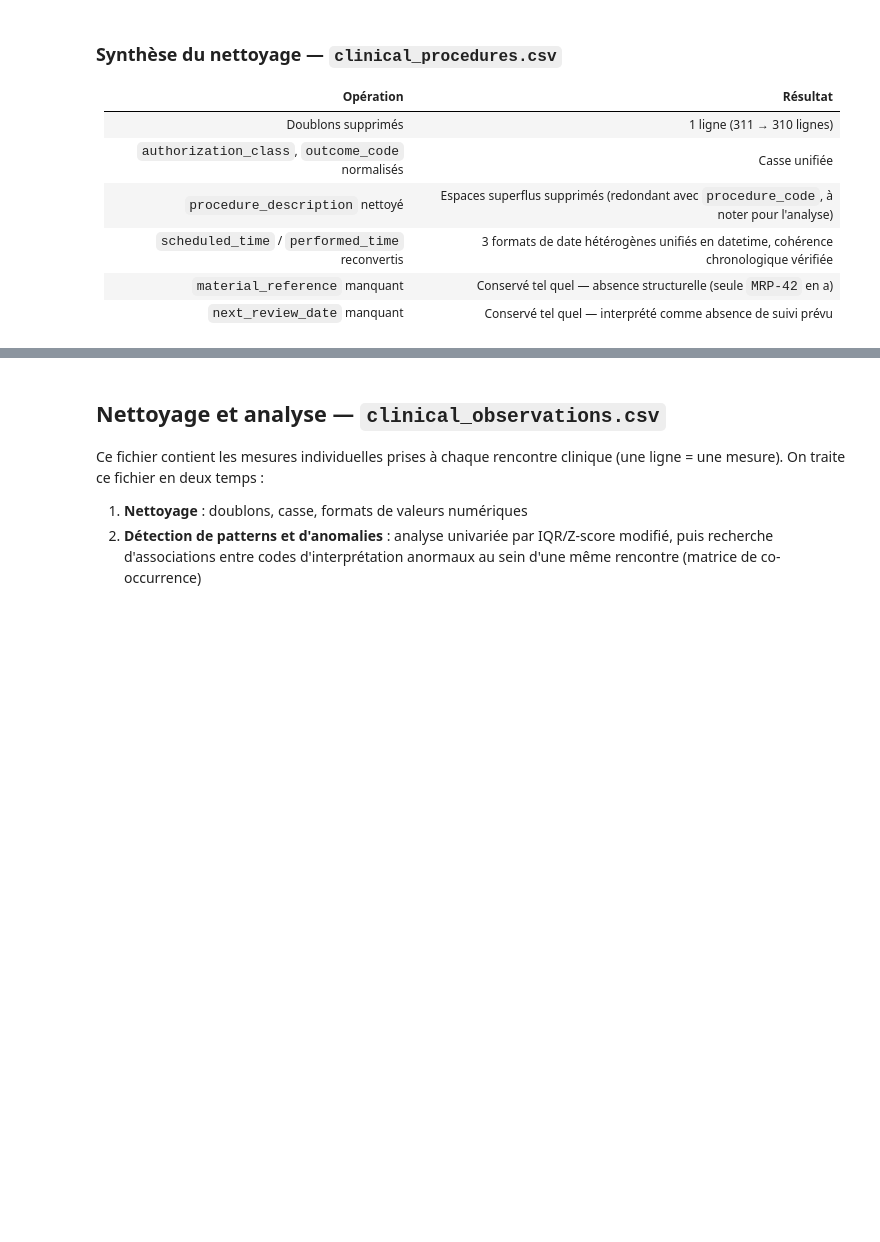
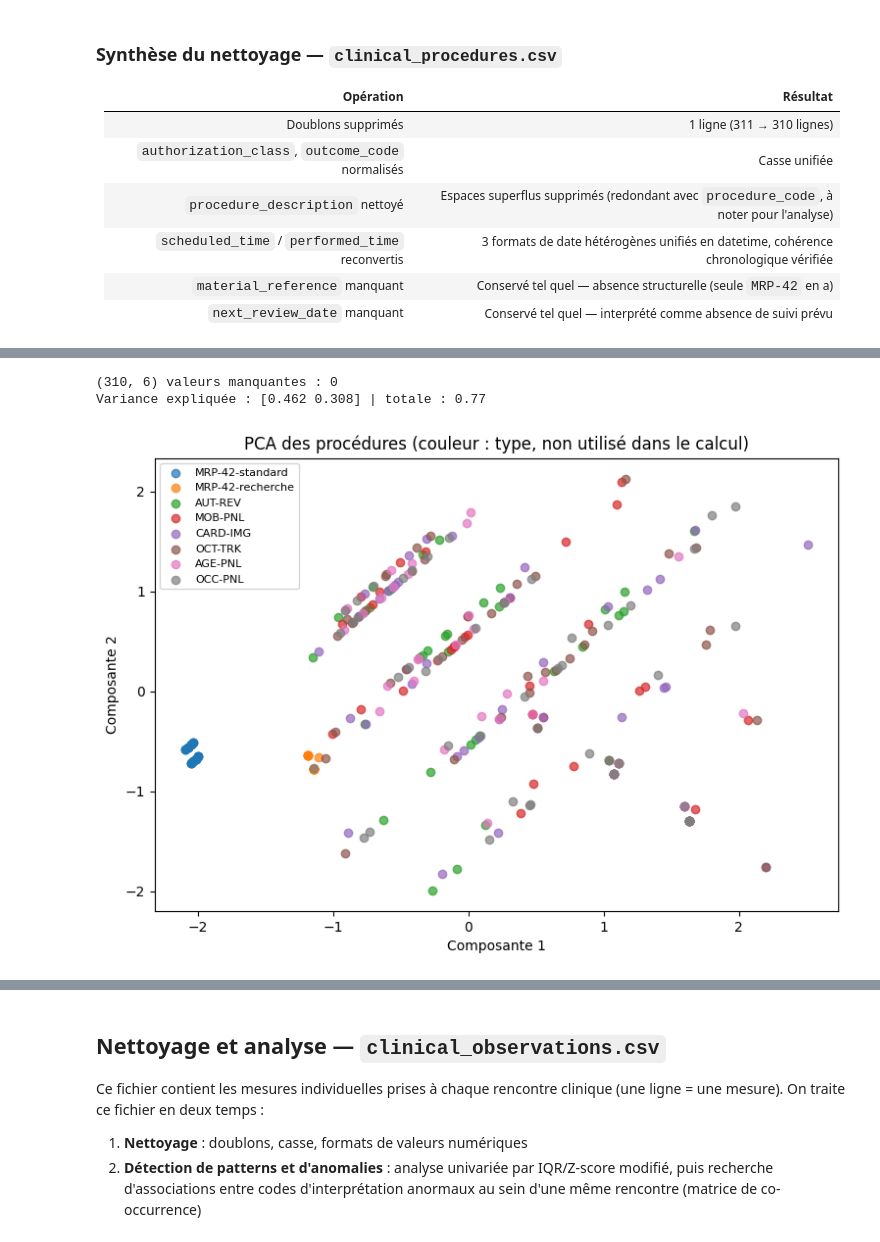
Before and after one commit to Sheik-info/20262027-UE-DataMining-Project, a Jupyter notebook: health.ipynb, the cells around one changed output, grey strips where cells are left out. Drawn from its saved outputs; the diff is of its cells as text; code cells hidden in the pictures; blank space fills up the shorter version.

Commit message:
Cm2 sur clinical_procedures : standardisation, PCA, K-means, Ward, DBSCAN--

```diff
--- a/health.ipynb
+++ b/health.ipynb
@@ -692,0 +797,16 @@ print(cp.groupby('procedure_code')['material_reference'].apply(lambda s: f"{s.is
+# %%
+# Variables dérivées
+cp['next_review_date'] = pd.to_datetime(cp['next_review_date'], errors='coerce')
+cp['delai_revue_jours'] = (cp['next_review_date'] - cp['performed_time'].dt.normalize()).dt.days
+cp['heure'] = cp['performed_time'].dt.hour
+cp['annee'] = cp['performed_time'].dt.year
+
+# Type de procédure : MRP-42 séparé selon son sous-protocole
+cp['procedure_type'] = cp['procedure_code']
+cp.loc[(cp['procedure_code'] == 'MRP-42') & (cp['authorization_class'] == 'research_restricted'), 'procedure_type'] = 'MRP-42-recherche'
+cp.loc[(cp['procedure_code'] == 'MRP-42') & (cp['authorization_class'] == 'restricted_specialist'), 'procedure_type'] = 'MRP-42-standard'
+
+# Ces variables sont-elles liées au type de procédure ?
+for col in ['delai_revue_jours', 'heure', 'annee']:
+    print(f"\n{col} selon procedure_type :")
+    display(cp.groupby('procedure_type')[col].describe().round(0))
@@ -692,0 +893,36 @@ print(cp.groupby('procedure_code')['material_reference'].apply(lambda s: f"{s.is
+# %%
+from sklearn.preprocessing import StandardScaler
+from sklearn.decomposition import PCA
+
+# Variable binaire + remplissage par la médiane
+cp['revue_prevue'] = cp['delai_revue_jours'].notna().astype(int)
+cp['delai_rempli'] = cp['delai_revue_jours'].fillna(cp['delai_revue_jours'].median())
+
+# Numériques : standardisation
+num = cp[['heure', 'delai_rempli']]
+num_std = pd.DataFrame(StandardScaler().fit_transform(num), columns=num.columns, index=cp.index)
+
+# Nominale : one-hot
+cat = pd.get_dummies(cp[['performing_facility_license']]).astype(int)
+
+X_cp = pd.concat([num_std, cp[['revue_prevue']], cat], axis=1)
+print(X_cp.shape, "valeurs manquantes :", X_cp.isna().sum().sum())
+
+# PCA en 2D, colorée par type de procédure (non utilisé dans X_cp)
+pca_cp = PCA(n_components=2)
+Z_cp = pca_cp.fit_transform(X_cp)
+print("Variance expliquée :", pca_cp.explained_variance_ratio_.round(3), "| totale :", pca_cp.explained_variance_ratio_.sum().round(3))
+
+plt.figure(figsize=(9, 6))
+for t in cp['procedure_type'].unique():
+    m = (cp['procedure_type'] == t).values
+    plt.scatter(Z_cp[m, 0], Z_cp[m, 1], label=t, alpha=0.7)
+plt.legend(fontsize=8)
+plt.xlabel("Composante 1")
+plt.ylabel("Composante 2")
+plt.title("PCA des procédures (couleur : type, non utilisé dans le calcul)")
+plt.show()
+# %% [output]
+(310, 6) valeurs manquantes : 0
+Variance expliquée : [0.462 0.308] | totale : 0.77
+[figure, added]
```
Also changed, not shown: parts of 29 cells of this notebook.
